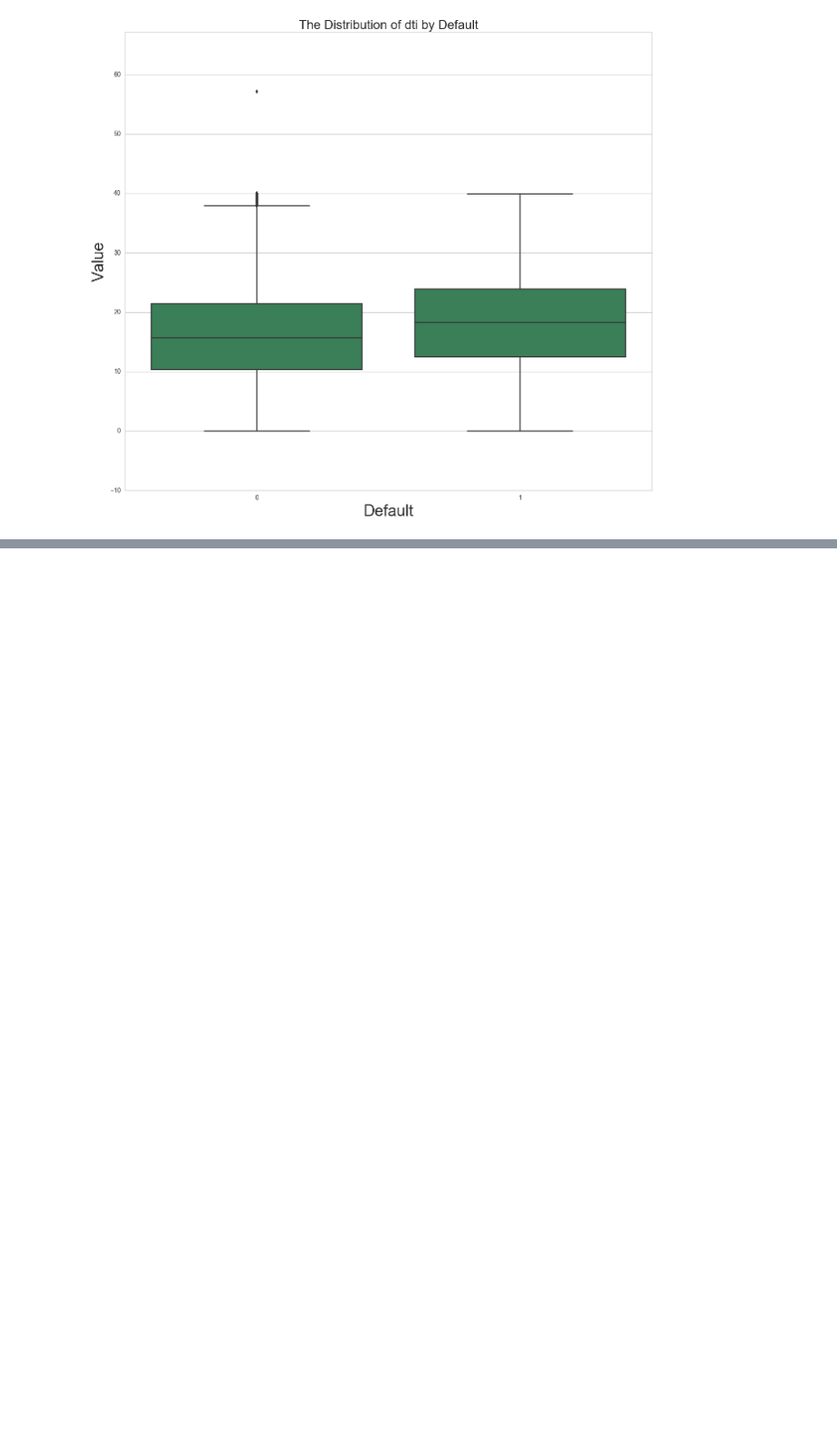
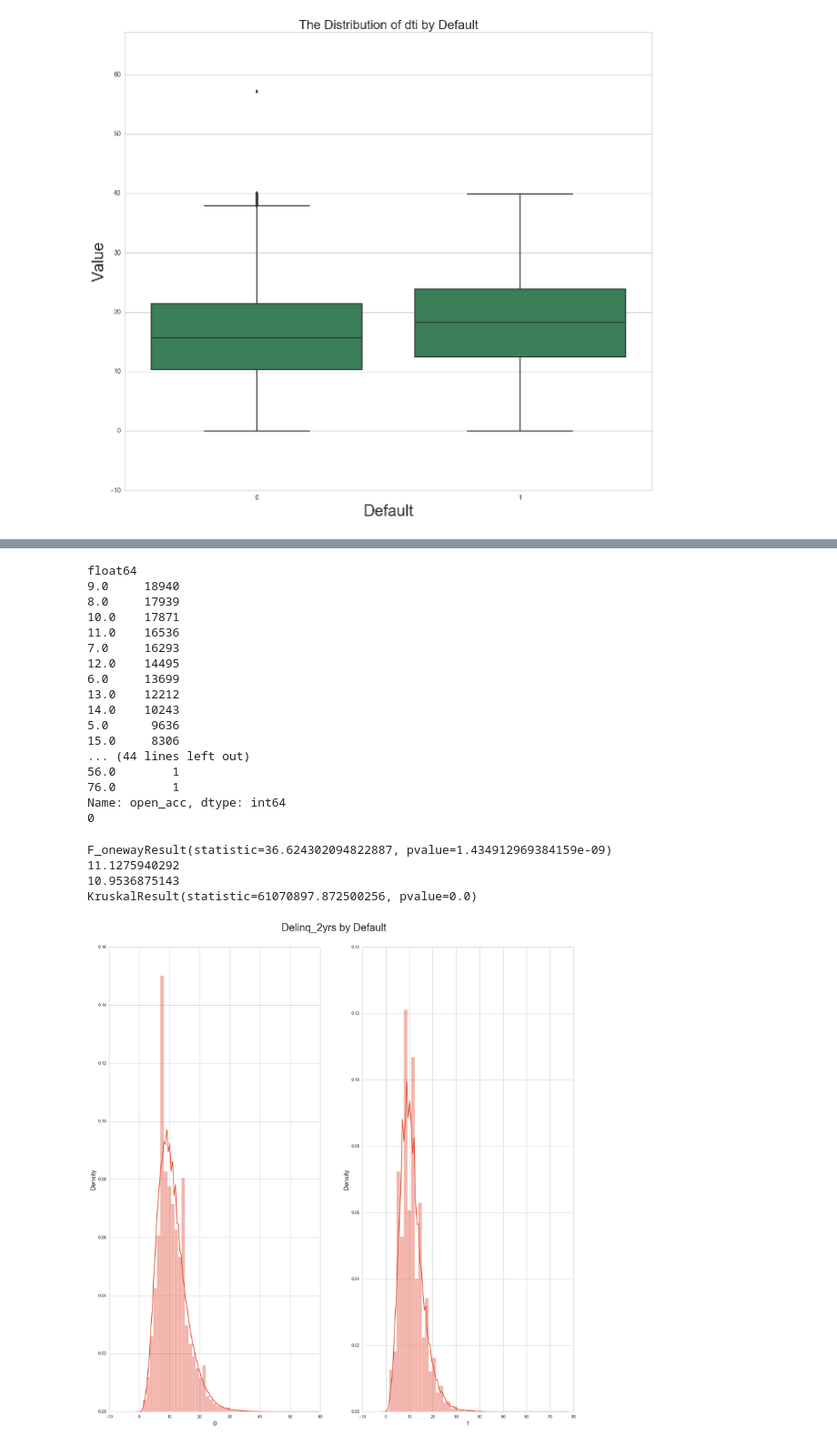
Before and after one commit to lwkuant/Side_project_Lending_club, a Jupyter notebook: Lending_club.ipynb, the cells around one changed output, grey strips where cells are left out. Shown at 91% size. Cells and saved outputs as stored; diff of their text form; code cells hidden in the pictures; blank space fills up the shorter version.

```diff
--- a/Lending_club.ipynb
+++ b/Lending_club.ipynb
@@ -1053,0 +1111,53 @@ KruskalResult(statistic=nan, pvalue=nan)
+# %%
+### open_acc by Default
+
+print(loan_train['open_acc'].dtype)
+print(loan_train['open_acc'].value_counts())
+print(np.sum(loan_train['open_acc'].isnull()))
+
+# visualization: the distribution of dti by Default
+fig = plt.figure(figsize=[20, 20])
+plt.suptitle('Delinq_2yrs by Default', fontsize=25, y=0.94)
+for (i, default) in enumerate(list(np.unique(loan_train['Default'])), start=1):
+    axes = fig.add_subplot(1, 2, i)
+    axes.tick_params(labelsize=10)
+    sns.distplot(loan_train['open_acc'][loan_train['Default'] == default].values)
+    axes.set_xlabel(default, fontsize=15)
+    axes.set_ylabel('Density', fontsize=15)
+#fig.tight_layout()
+#plt.savefig('delinq_2yrs_distribution_by_default.png', dpi=300)
+# distributions are similar
+
+# statistical test: ANOVA
+ind = loan_train['Default'] == 1
+from scipy.stats import f_oneway
+print(f_oneway(*[loan_train['open_acc'][ind].values, loan_train['open_acc'][~ind].values]))
+print(loan_train['open_acc'][ind].values.mean())
+print(loan_train['open_acc'][~ind].values.mean())
+# significant
+
+from scipy.stats import kruskal
+print(kruskal(loan_train['open_acc'][ind].values, loan_train['open_acc'][~ind].values)) # significant
+# %% [output]
+float64
+9.0     18940
+8.0     17939
+10.0    17871
+11.0    16536
+7.0     16293
+12.0    14495
+6.0     13699
+13.0    12212
+14.0    10243
+5.0      9636
+15.0     8306
+... (44 lines left out)
+56.0        1
+76.0        1
+Name: open_acc, dtype: int64
+0
+F_onewayResult(statistic=36.624302094822887, pvalue=1.434912969384159e-09)
+11.1275940292
+10.9536875143
+KruskalResult(statistic=61070897.872500256, pvalue=0.0)
+[figure, added]
```
Also changed, not shown: parts of 16 cells of this notebook.
